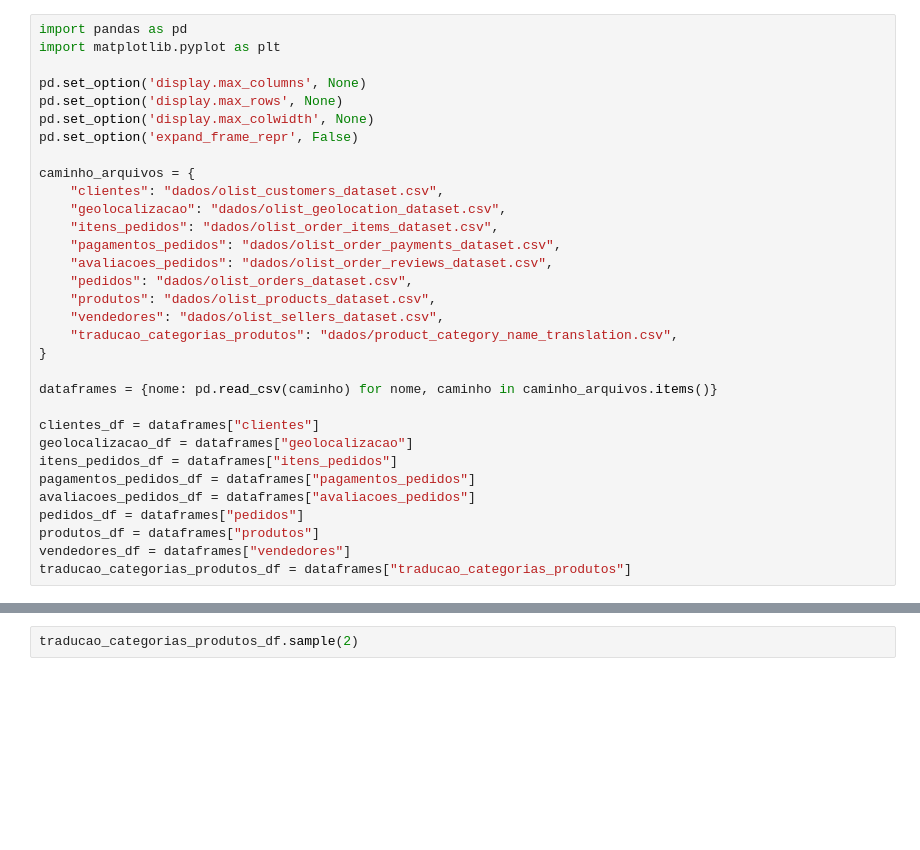
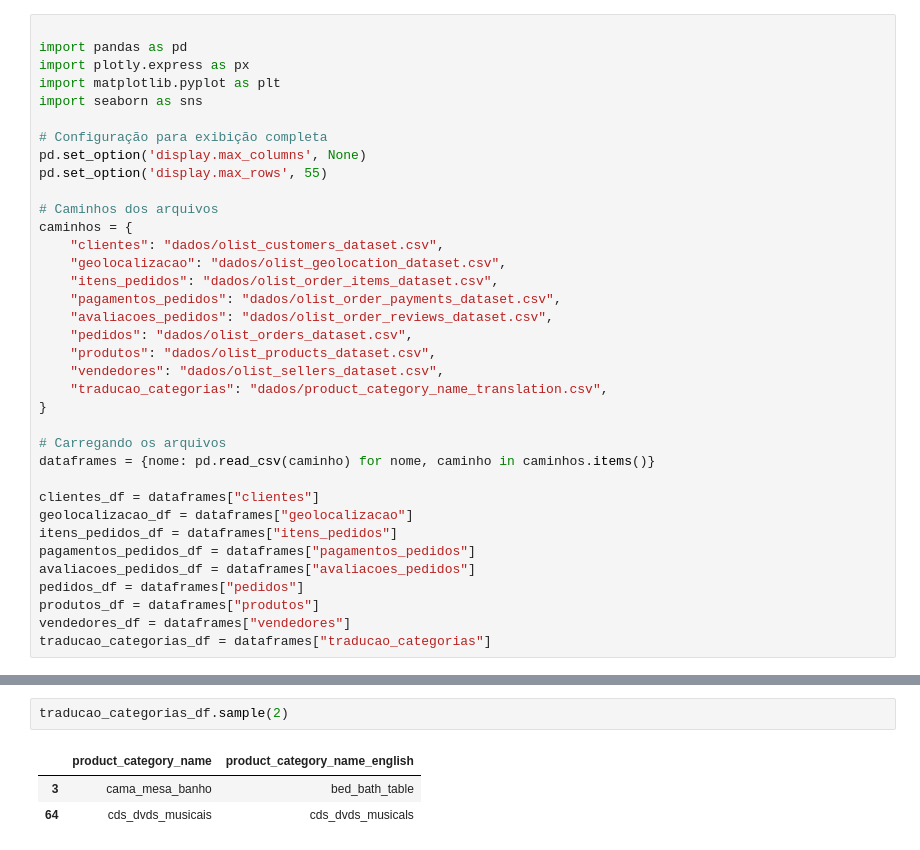
Before and after one commit to drdml/insights-olist, a Jupyter notebook: análise_exploratória.ipynb, the cells around one changed output, grey strips where cells are left out. Drawn from its saved outputs; the diff is of its cells as text; blank space fills up the shorter version.

```diff
--- a/análise_exploratória.ipynb
+++ b/análise_exploratória.ipynb
@@ -9,13 +19,16 @@ Carregamos os arquivos CSV para os respectivos DataFrames.
 # %%
+
 import pandas as pd
+import plotly.express as px
 import matplotlib.pyplot as plt
+import seaborn as sns
 
+# Configuração para exibição completa
 pd.set_option('display.max_columns', None)
-pd.set_option('display.max_rows', None)
-pd.set_option('display.max_colwidth', None)
-pd.set_option('expand_frame_repr', False)
+pd.set_option('display.max_rows', 55)
 
-caminho_arquivos = {
+# Caminhos dos arquivos
+caminhos = {
     "clientes": "dados/olist_customers_dataset.csv",
     "geolocalizacao": "dados/olist_geolocation_dataset.csv",
     "itens_pedidos": "dados/olist_order_items_dataset.csv",
@@ -24,10 +37,11 @@ caminho_arquivos = {
     "pedidos": "dados/olist_orders_dataset.csv",
     "produtos": "dados/olist_products_dataset.csv",
     "vendedores": "dados/olist_sellers_dataset.csv",
-    "traducao_categorias_produtos": "dados/product_category_name_translation.csv",
+    "traducao_categorias": "dados/product_category_name_translation.csv",
 }
 
-dataframes = {nome: pd.read_csv(caminho) for nome, caminho in caminho_arquivos.items()}
+# Carregando os arquivos
+dataframes = {nome: pd.read_csv(caminho) for nome, caminho in caminhos.items()}
 
 clientes_df = dataframes["clientes"]
 geolocalizacao_df = dataframes["geolocalizacao"]
@@ -37,5 +51,5 @@ avaliacoes_pedidos_df = dataframes["avaliacoes_pedidos"]
 pedidos_df = dataframes["pedidos"]
 produtos_df = dataframes["produtos"]
 vendedores_df = dataframes["vendedores"]
-traducao_categorias_produtos_df = dataframes["traducao_categorias_produtos"]
+traducao_categorias_df = dataframes["traducao_categorias"]
 # %% [markdown]
@@ -61,4 +110,8 @@ vendedores_df.sample(5)
 # %%
-traducao_categorias_produtos_df.sample(2)
+traducao_categorias_df.sample(2)
+# %% [output]
+|  | product_category_name | product_category_name_english |
+| 3 | cama_mesa_banho | bed_bath_table |
+| 64 | cds_dvds_musicais | cds_dvds_musicals |
 # %%
 produtos_df.describe()
```
Also changed, not shown: parts of 32 cells of this notebook, 4 other files.
